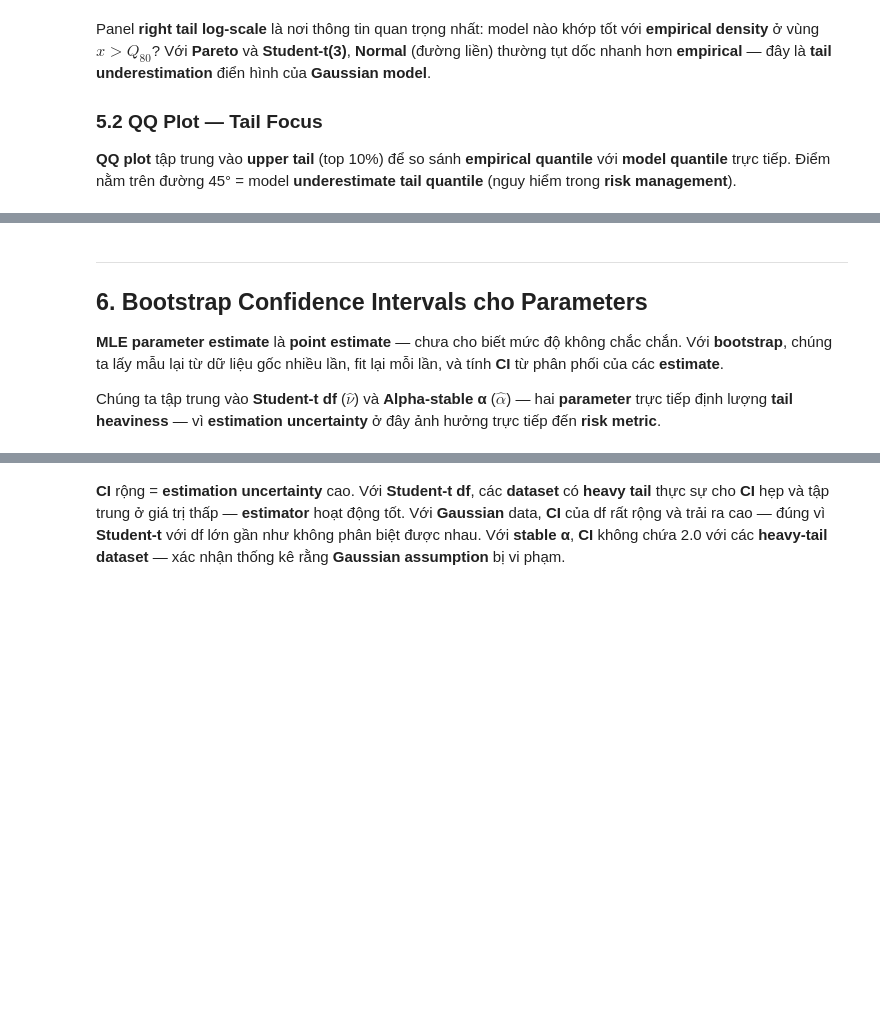
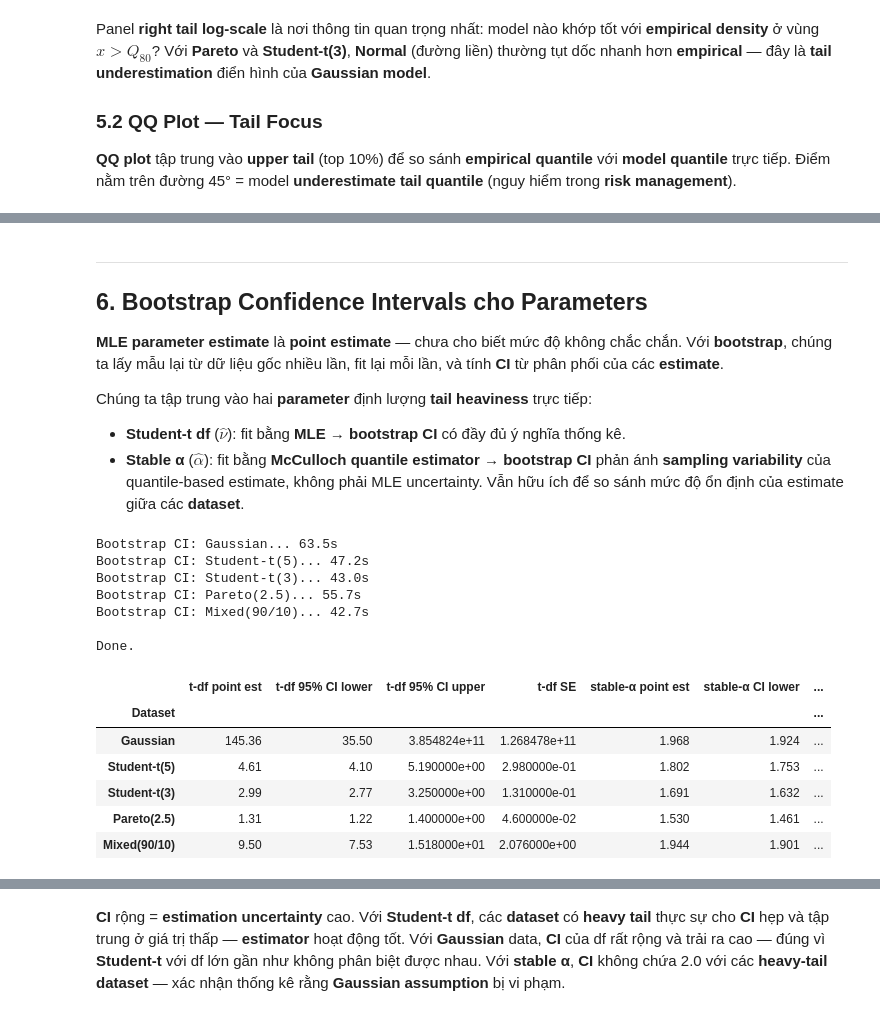
Before and after one commit to thisYui/Fat-Tail-Risk, a Jupyter notebook: notebooks/03_distribution_modeling.ipynb, the cells around one changed output, grey strips where cells are left out. Cells and saved outputs as stored; diff of their text form; code cells hidden in the pictures; blank space fills up the shorter version.

```diff
--- a/notebooks/03_distribution_modeling.ipynb
+++ b/notebooks/03_distribution_modeling.ipynb
@@ -208,18 +305,11 @@ for ds_name, arr in datasets.items():
             arr, lambda x: stats.t.cdf(x, df=t_fit["df"], loc=t_fit["loc"], scale=t_fit["scale"])
         ), 4
     )
-    # Stable
-    s_fit = fit_distribution(arr, "stable")
-    row["KS: Stable"] = round(
-        kolmogorov_smirnov_distance(
-            arr, lambda x: stats.levy_stable.cdf(
-                x, alpha=s_fit["alpha"], beta=s_fit["beta"],
-                loc=s_fit["loc"], scale=s_fit["scale"]
-            )
-        ), 4
-    )
+    # Stable — KS yêu cầu levy_stable.cdf (~1s/call) nên bỏ qua ở đây
+    # Stable được đánh giá qua tail quantile error ở Section 4.2
+    row["KS: Stable"] = float("nan")   # N/A — xem Section 4.2
     ks_rows.append(row)
 
 df_ks = pd.DataFrame(ks_rows).set_index("Dataset")
-# Highlight minimum KS trong mỗi row
+# Highlight minimum KS trong mỗi row (bỏ qua NaN)
 df_ks.style.highlight_min(axis=1, color="#d4edda")
@@ -252,17 +350,9 @@ for ds_name, arr in datasets.items():
     )
     row["MAE tail: Student-t"] = round(err_t["mean_absolute_error"], 4)
 
-    # Stable
-    s_fit = fit_distribution(arr, "stable")
-    err_s = tail_quantile_error(
-        arr,
-        lambda p: stats.levy_stable.ppf(
-            p, alpha=s_fit["alpha"], beta=s_fit["beta"],
-            loc=s_fit["loc"], scale=s_fit["scale"]
-        ),
-        tail_probs,
-    )
-    row["MAE tail: Stable"] = round(err_s["mean_absolute_error"], 4)
+    # Stable — levy_stable.ppf rất chậm (~1s/call × 5 quantiles)
+    # Đánh giá stable qua parameter estimates (Section 3) thay vì tail MAE
+    row["MAE tail: Stable"] = float("nan")   # N/A — xem Section 3
 
     tail_rows.append(row)
 
@@ -390,39 +492,61 @@ plt.show()
 
 **MLE parameter estimate** là **point estimate** — chưa cho biết mức độ không chắc chắn. Với **bootstrap**, chúng ta lấy mẫu lại từ dữ liệu gốc nhiều lần, fit lại mỗi lần, và tính **CI** từ phân phối của các **estimate**.
 
-Chúng ta tập trung vào **Student-t df** ($\hat{\nu}$) và **Alpha-stable α** ($\hat{\alpha}$) — hai **parameter** trực tiếp định lượng **tail heaviness** — vì **estimation uncertainty** ở đây ảnh hưởng trực tiếp đến **risk metric**.
+Chúng ta tập trung vào hai **parameter** định lượng **tail heaviness** trực tiếp:
+- **Student-t df** ($\hat{\nu}$): fit bằng **MLE** → **bootstrap CI** có đầy đủ ý nghĩa thống kê.
+- **Stable α** ($\hat{\alpha}$): fit bằng **McCulloch quantile estimator** → **bootstrap CI** phản ánh **sampling variability** của quantile-based estimate, không phải MLE uncertainty. Vẫn hữu ích để so sánh mức độ ổn định của estimate giữa các **dataset**.
 # %%
-N_BOOTSTRAP = 300   # giảm để chạy nhanh; dùng 500+ cho kết quả chính xác hơn
+N_BOOTSTRAP = 200
 SEED        = 42
 
 ci_rows = []
 for ds_name, arr in datasets.items():
-    print(f"Bootstrap CI: {ds_name}...")
+    print(f"Bootstrap CI: {ds_name}...", end=" ", flush=True)
+    t0 = time.time()
 
-    # CI cho Student-t df
+    # CI cho Student-t df — dùng MLE nên bootstrap CI có ý nghĩa thống kê
     t_cis = bootstrap_parameter_cis(
         arr, student_t.fit,
         n_bootstrap=N_BOOTSTRAP, confidence_level=0.95, seed=SEED
     )
-    # CI cho Stable alpha
+
+    # Stable α — dùng mcculloch (quantile estimator) thay MLE
+    # Bootstrap CI từ quantile estimator vẫn hợp lệ — phản ánh
+    # sampling variability của quantile-based estimate
     s_cis = bootstrap_parameter_cis(
-        arr, stable.fit,
+        arr, lambda x: stable.fit(x),   # mcculloch by default, < 1ms
         n_bootstrap=N_BOOTSTRAP, confidence_level=0.95, seed=SEED
     )
 
     ci_rows.append({
         "Dataset":             ds_name,
         "t-df  point est":     round(t_cis["df"]["estimate"], 2),
         "t-df  95% CI lower": round(t_cis["df"]["ci_lower"], 2),
         "t-df  95% CI upper": round(t_cis["df"]["ci_upper"], 2),
         "t-df  SE":            round(t_cis["df"]["se"], 3),
         "stable-α point est": round(s_cis["alpha"]["estimate"], 3),
         "stable-α CI lower":  round(s_cis["alpha"]["ci_lower"], 3),
         "stable-α CI upper":  round(s_cis["alpha"]["ci_upper"], 3),
         "stable-α SE":        round(s_cis["alpha"]["se"], 4),
     })
+    print(f"{time.time()-t0:.1f}s")
 
 print("\nDone.")
 df_ci = pd.DataFrame(ci_rows).set_index("Dataset")
 df_ci
+# %% [output]
+Bootstrap CI: Gaussian... 63.5s
+Bootstrap CI: Student-t(5)... 47.2s
+Bootstrap CI: Student-t(3)... 43.0s
+Bootstrap CI: Pareto(2.5)... 55.7s
+Bootstrap CI: Mixed(90/10)... 42.7s
+
+Done.
+|  | t-df point est | t-df 95% CI lower | t-df 95% CI upper | t-df SE | stable-α point est | stable-α CI lower | ... |
+| Dataset |  |  |  |  |  |  | ... |
+| Gaussian | 145.36 | 35.50 | 3.854824e+11 | 1.268478e+11 | 1.968 | 1.924 | ... |
+| Student-t(5) | 4.61 | 4.10 | 5.190000e+00 | 2.980000e-01 | 1.802 | 1.753 | ... |
+| Student-t(3) | 2.99 | 2.77 | 3.250000e+00 | 1.310000e-01 | 1.691 | 1.632 | ... |
+| Pareto(2.5) | 1.31 | 1.22 | 1.400000e+00 | 4.600000e-02 | 1.530 | 1.461 | ... |
+| Mixed(90/10) | 9.50 | 7.53 | 1.518000e+01 | 2.076000e+00 | 1.944 | 1.901 | ... |
 # %%
```
Also changed, not shown: parts of 15 cells of this notebook, 8 other files.
